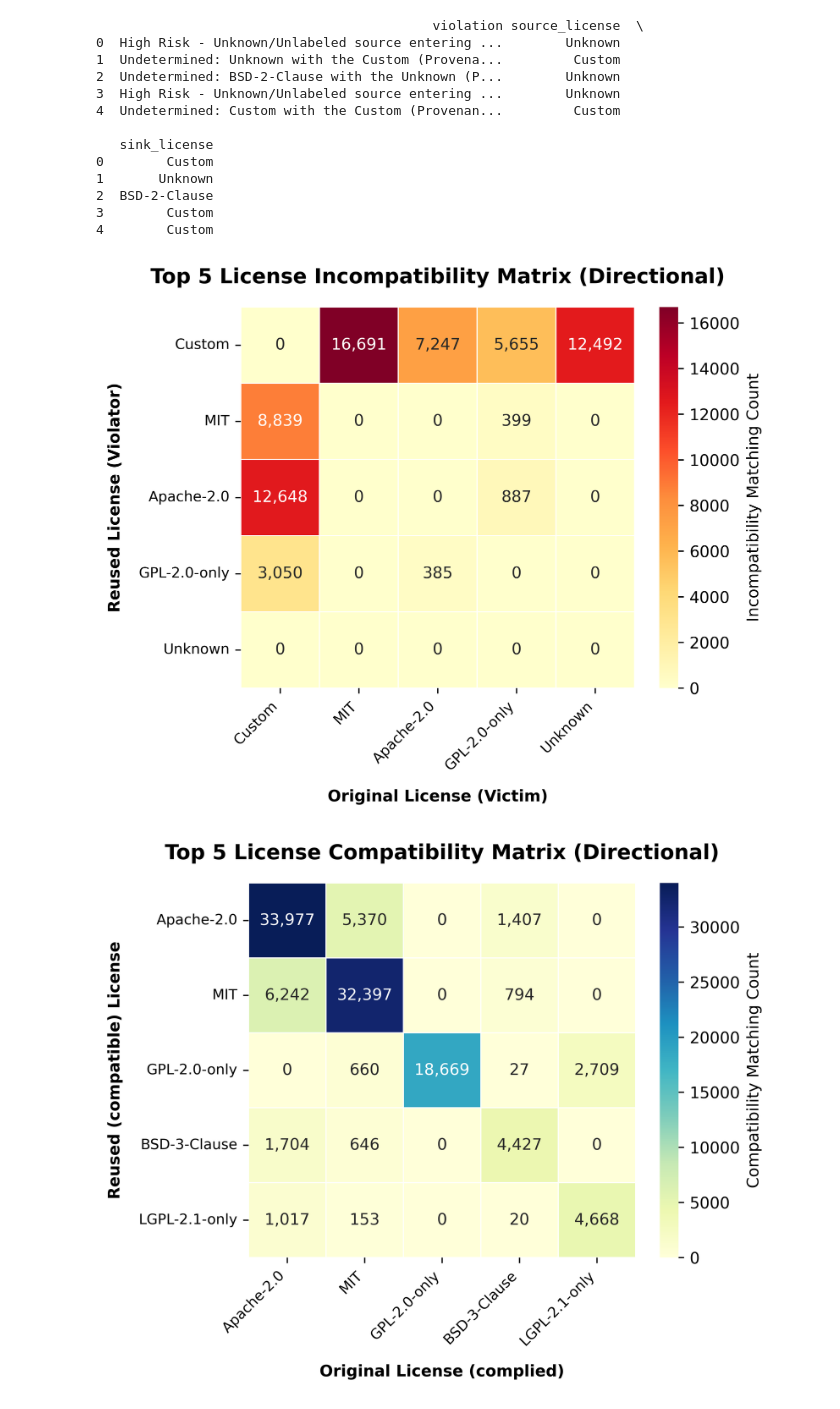
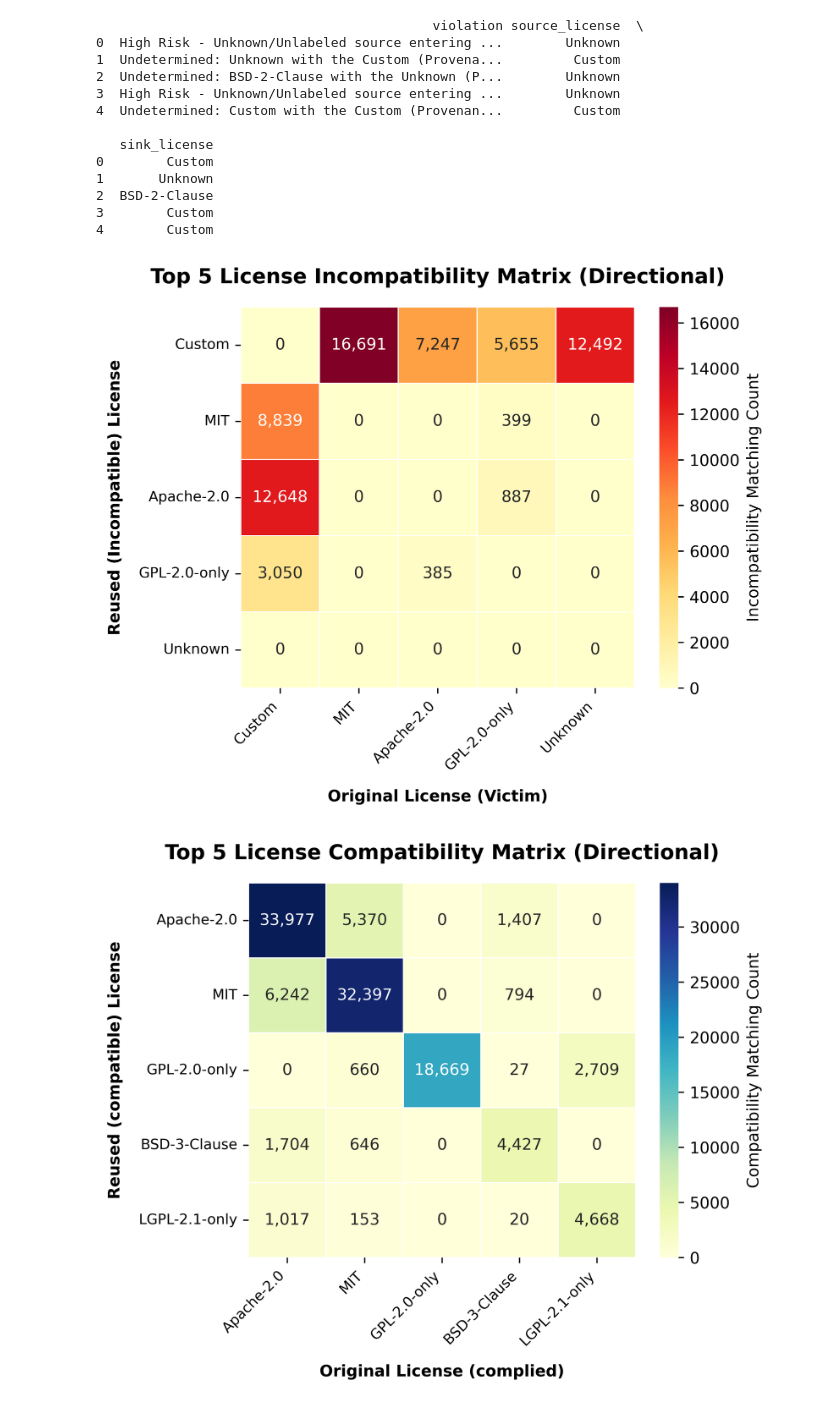
Before and after one commit to aminuldidar/EmpiricalStudyPaper, a Jupyter notebook: data_analysis_script.ipynb, the cells around one changed output. Cells and saved outputs as stored; diff of their text form; code cells hidden in the pictures.

```diff
--- a/data_analysis_script.ipynb
+++ b/data_analysis_script.ipynb
@@ -212,35 +212,35 @@ def plot_license_heatmap(matrix):
         fontsize=13,
         pad=15,
         weight="bold",
     )
     plt.xlabel("Original License (Victim)", weight="bold", fontsize=10, labelpad=10)
-    plt.ylabel("Reused License (Violator)", weight="bold", fontsize=10, labelpad=10)
+    plt.ylabel("Reused (Incompatible) License", weight="bold", fontsize=10, labelpad=10)
 
     # Protect against overlapping axis labels
     plt.xticks(rotation=45, ha="right", fontsize=9)
     plt.yticks(rotation=0, fontsize=9)
 
     plt.tight_layout()
     plt.show()
 
 
 if __name__ == "__main__":
     # Ensure your data filename matches this target path parameter string
     csv_file = "./top_20_organizations_all_records.csv"
 
     # Step 1: Run local extraction pipeline
     violations = fetch_license_conflicts(csv_file)
 
     # Step 2: Build the NxN relation matrix mapping dataframe
     matrix = build_license_matrix(violations, top_n=5)
 
     # Step 3: Persistence operations export
     matrix.to_csv("incompatibility_matrix.csv", index=True)
 
     # Step 4: Render visualization asset
     plot_license_heatmap(matrix)
 # %% [output]
-[figure, old version]
+[figure, new version]
 # %%
 from collections import Counter
 import matplotlib.pyplot as plt
```
Also changed, not shown: 1 other file.
